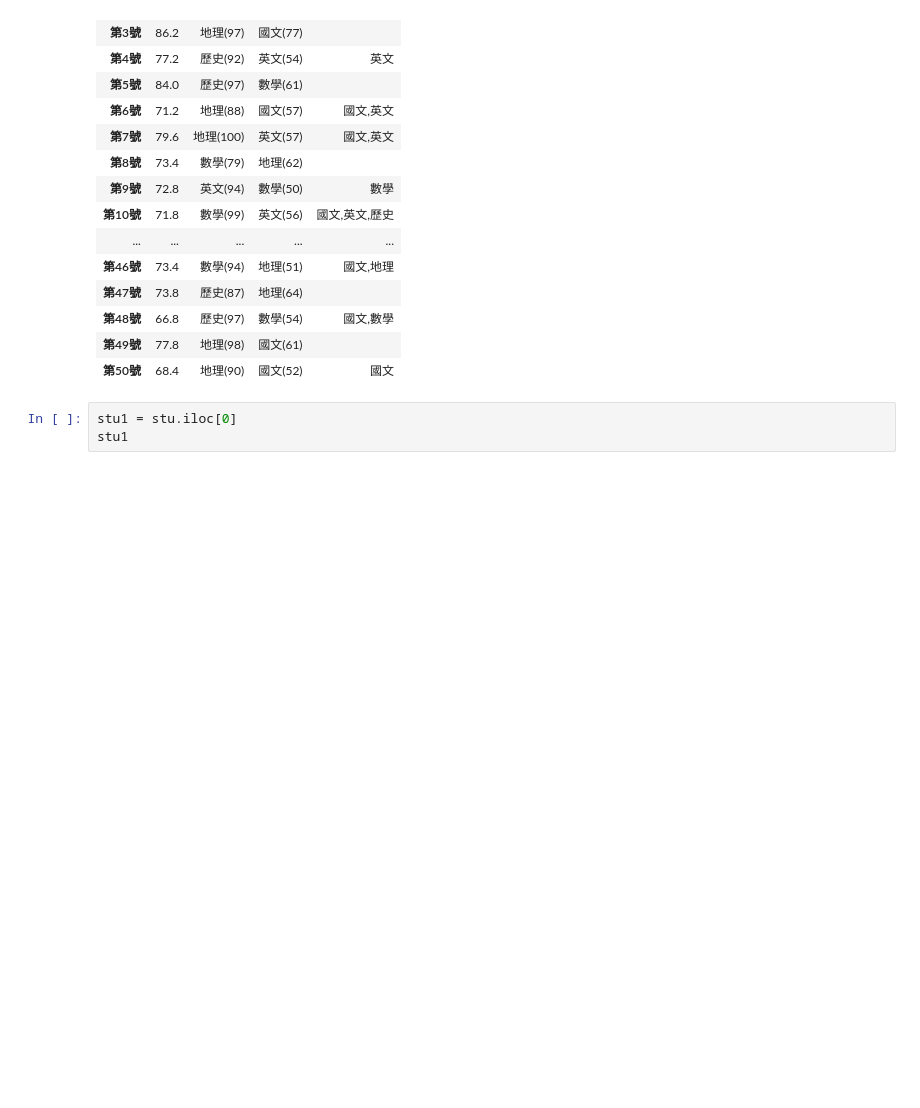
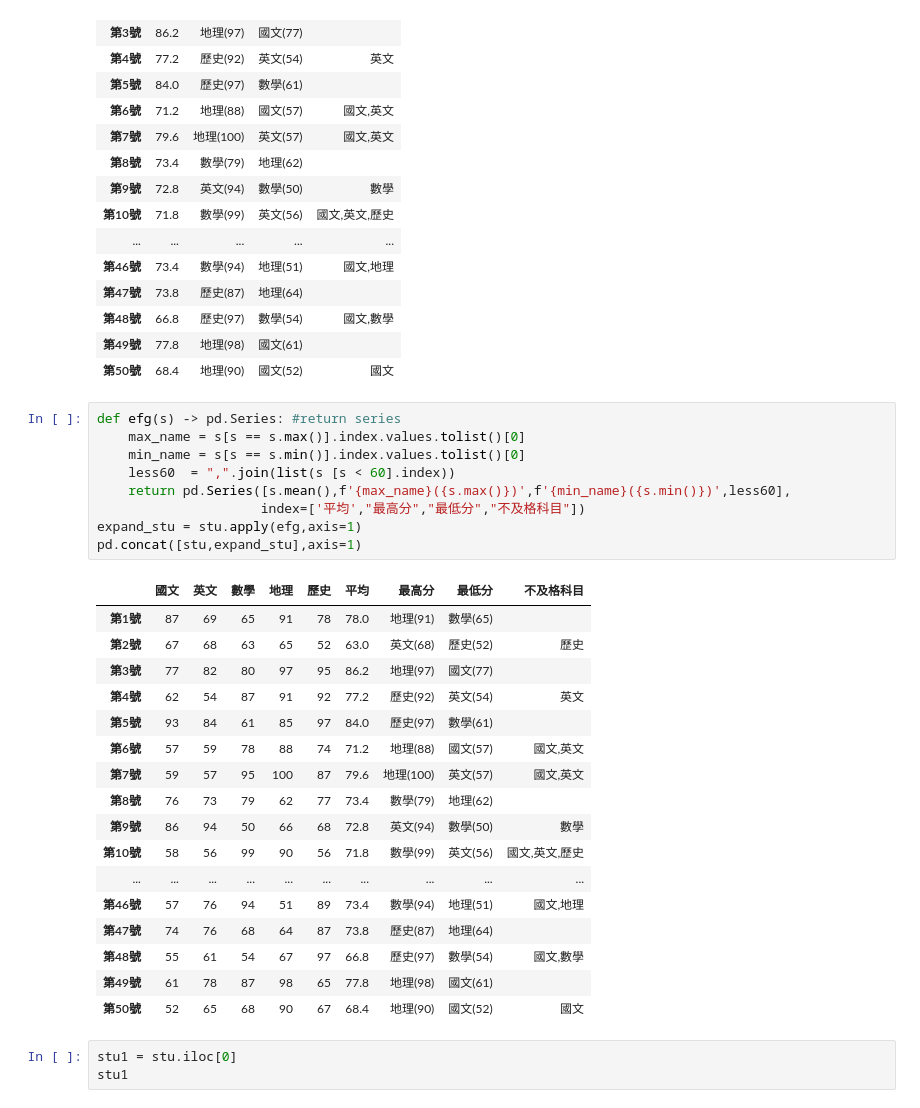
Before and after one commit to charlywang11/2024_05_05_sunday, a Jupyter notebook: lesson18/lesson18_4.ipynb, the cells around one changed output. Cells and saved outputs as stored; diff of their text form; blank space fills up the shorter version.

```diff
--- a/lesson18/lesson18_4.ipynb
+++ b/lesson18/lesson18_4.ipynb
@@ -111,6 +111,33 @@ stu.apply(efg,axis=1)
 | 第48號 | 66.8 | 歷史(97) | 數學(54) | 國文,數學 |
 | 第49號 | 77.8 | 地理(98) | 國文(61) |  |
 | 第50號 | 68.4 | 地理(90) | 國文(52) | 國文 |
+# %%
+def efg(s) -> pd.Series: #return series
+    max_name = s[s == s.max()].index.values.tolist()[0]
+    min_name = s[s == s.min()].index.values.tolist()[0]
+    less60  = ",".join(list(s [s < 60].index))
+    return pd.Series([s.mean(),f'{max_name}({s.max()})',f'{min_name}({s.min()})',less60],
+                     index=['平均',"最高分","最低分","不及格科目"])
+expand_stu = stu.apply(efg,axis=1)
+pd.concat([stu,expand_stu],axis=1)
+# %% [output]
+|  | 國文 | 英文 | 數學 | 地理 | 歷史 | 平均 | 最高分 | 最低分 | 不及格科目 |
+| 第1號 | 87 | 69 | 65 | 91 | 78 | 78.0 | 地理(91) | 數學(65) |  |
+| 第2號 | 67 | 68 | 63 | 65 | 52 | 63.0 | 英文(68) | 歷史(52) | 歷史 |
+| 第3號 | 77 | 82 | 80 | 97 | 95 | 86.2 | 地理(97) | 國文(77) |  |
+| 第4號 | 62 | 54 | 87 | 91 | 92 | 77.2 | 歷史(92) | 英文(54) | 英文 |
+| 第5號 | 93 | 84 | 61 | 85 | 97 | 84.0 | 歷史(97) | 數學(61) |  |
+| 第6號 | 57 | 59 | 78 | 88 | 74 | 71.2 | 地理(88) | 國文(57) | 國文,英文 |
+| 第7號 | 59 | 57 | 95 | 100 | 87 | 79.6 | 地理(100) | 英文(57) | 國文,英文 |
+| 第8號 | 76 | 73 | 79 | 62 | 77 | 73.4 | 數學(79) | 地理(62) |  |
+| 第9號 | 86 | 94 | 50 | 66 | 68 | 72.8 | 英文(94) | 數學(50) | 數學 |
+| 第10號 | 58 | 56 | 99 | 90 | 56 | 71.8 | 數學(99) | 英文(56) | 國文,英文,歷史 |
+| ... | ... | ... | ... | ... | ... | ... | ... | ... | ... |
+| 第46號 | 57 | 76 | 94 | 51 | 89 | 73.4 | 數學(94) | 地理(51) | 國文,地理 |
+| 第47號 | 74 | 76 | 68 | 64 | 87 | 73.8 | 歷史(87) | 地理(64) |  |
+| 第48號 | 55 | 61 | 54 | 67 | 97 | 66.8 | 歷史(97) | 數學(54) | 國文,數學 |
+| 第49號 | 61 | 78 | 87 | 98 | 65 | 77.8 | 地理(98) | 國文(61) |  |
+| 第50號 | 52 | 65 | 68 | 90 | 67 | 68.4 | 地理(90) | 國文(52) | 國文 |
 # %%
 stu1 = stu.iloc[0]
 stu1
```
